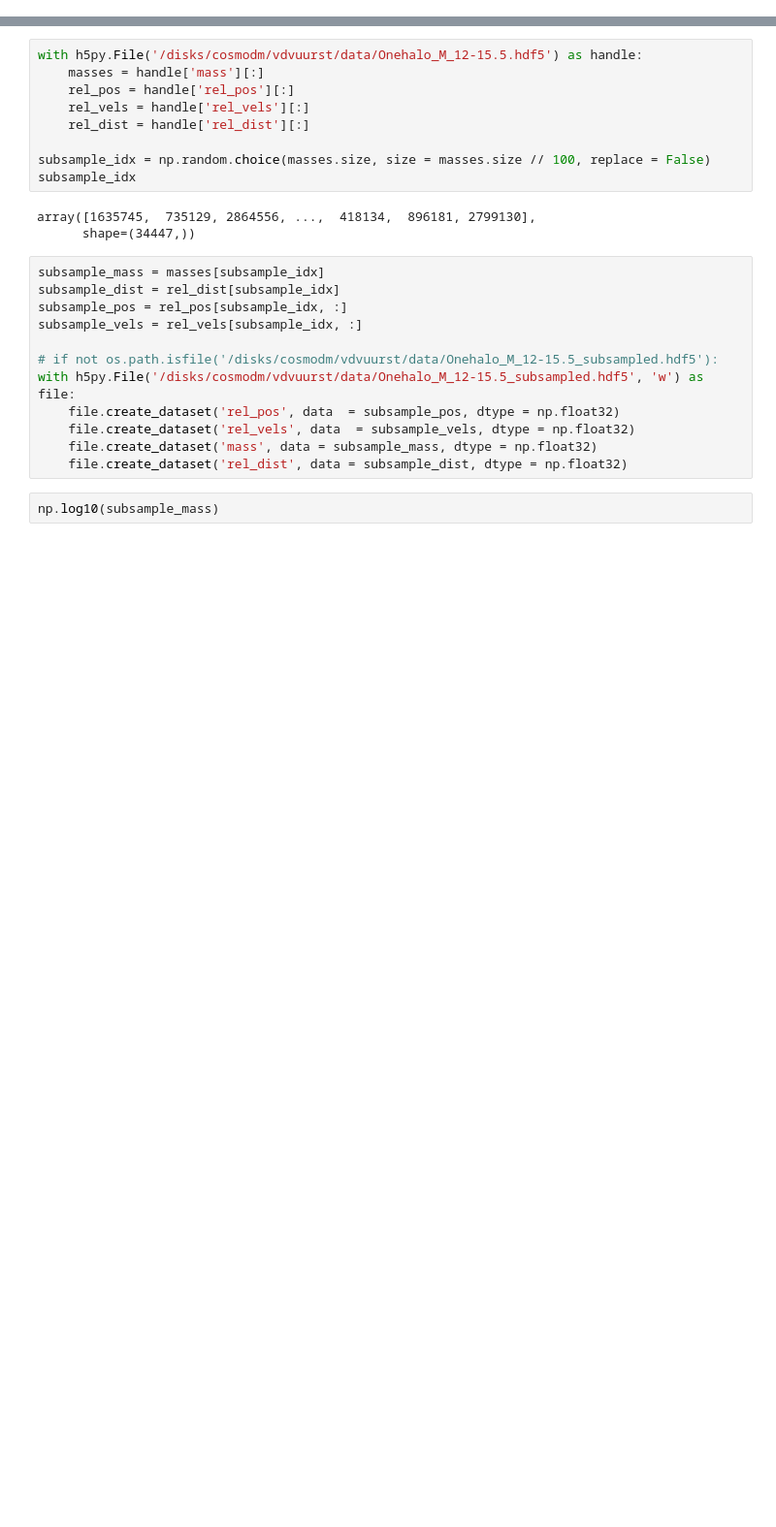
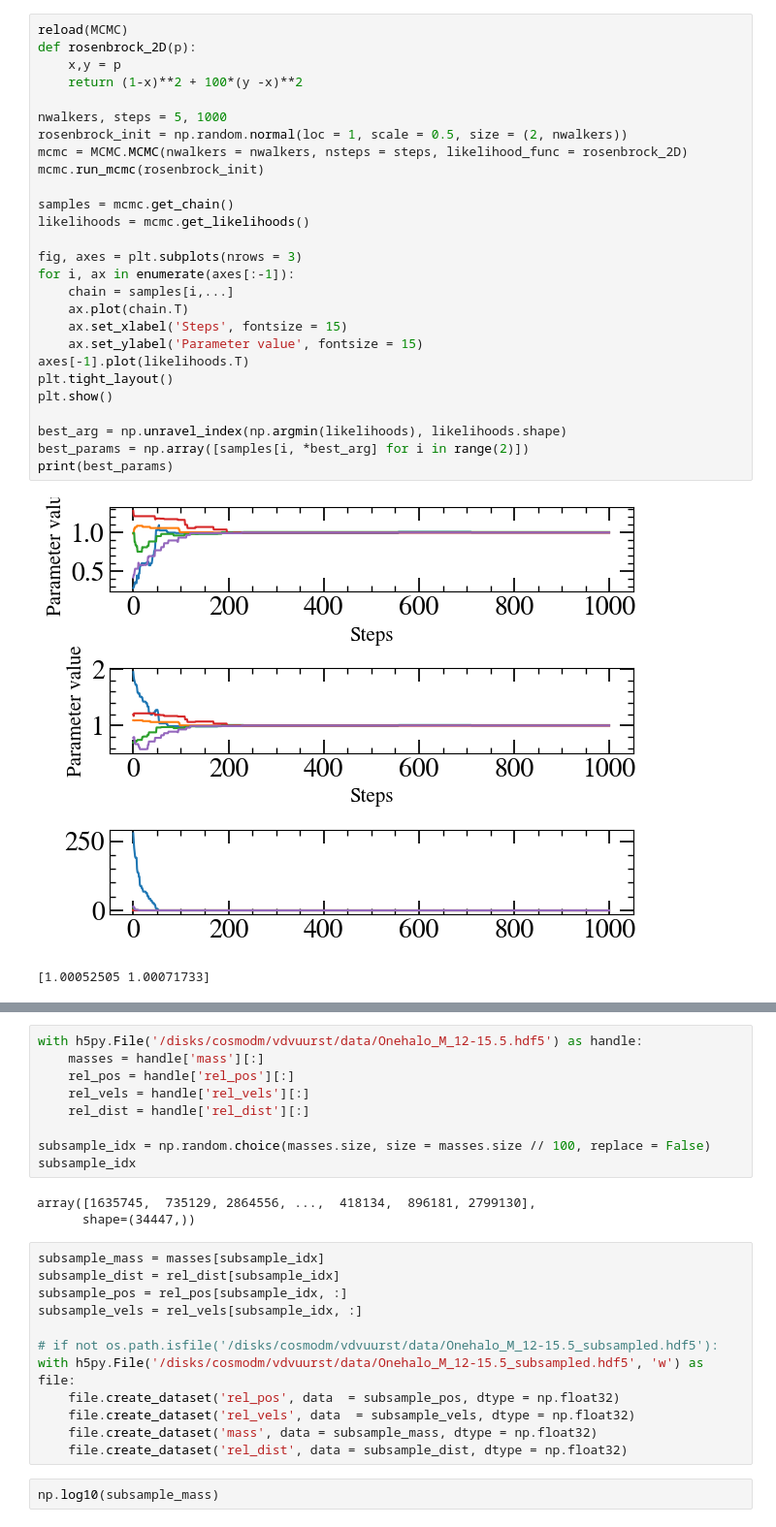
Before and after one commit to TimvdVuurst/MRP_vdvuurst, a Jupyter notebook: notebooks/tests.ipynb, the cells around one changed output, grey strips where cells are left out. Shown at 97% size. Saved outputs shown, nothing was run; the diff lists cells and outputs as text; blank space fills up the shorter version.

```diff
--- a/notebooks/tests.ipynb
+++ b/notebooks/tests.ipynb
@@ -61,0 +29,30 @@ array([[-2.66367172e-03,  0.00000000e+00, -2.31032067e-03,
+# %%
+reload(MCMC)
+def rosenbrock_2D(p):
+    x,y = p
+    return (1-x)**2 + 100*(y -x)**2
+
+nwalkers, steps = 5, 1000
+rosenbrock_init = np.random.normal(loc = 1, scale = 0.5, size = (2, nwalkers))
+mcmc = MCMC.MCMC(nwalkers = nwalkers, nsteps = steps, likelihood_func = rosenbrock_2D)
+mcmc.run_mcmc(rosenbrock_init)
+
+samples = mcmc.get_chain()
+likelihoods = mcmc.get_likelihoods()
+
+fig, axes = plt.subplots(nrows = 3)
+for i, ax in enumerate(axes[:-1]):
+    chain = samples[i,...]
+    ax.plot(chain.T)
+    ax.set_xlabel('Steps', fontsize = 15)
+    ax.set_ylabel('Parameter value', fontsize = 15)
+axes[-1].plot(likelihoods.T)
+plt.tight_layout()
+plt.show()
+
+best_arg = np.unravel_index(np.argmin(likelihoods), likelihoods.shape)
+best_params = np.array([samples[i, *best_arg] for i in range(2)])
+print(best_params)
+# %% [output]
+[figure, added]
+[1.00052505 1.00071733]
```
Also changed, not shown: parts of 8 cells of this notebook, 5 other files.
